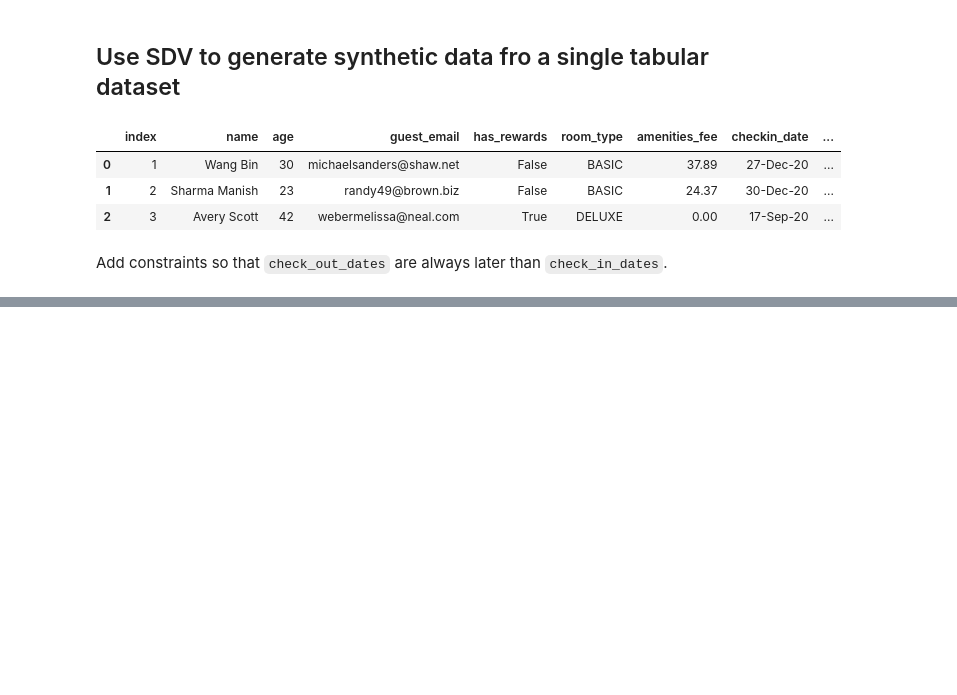
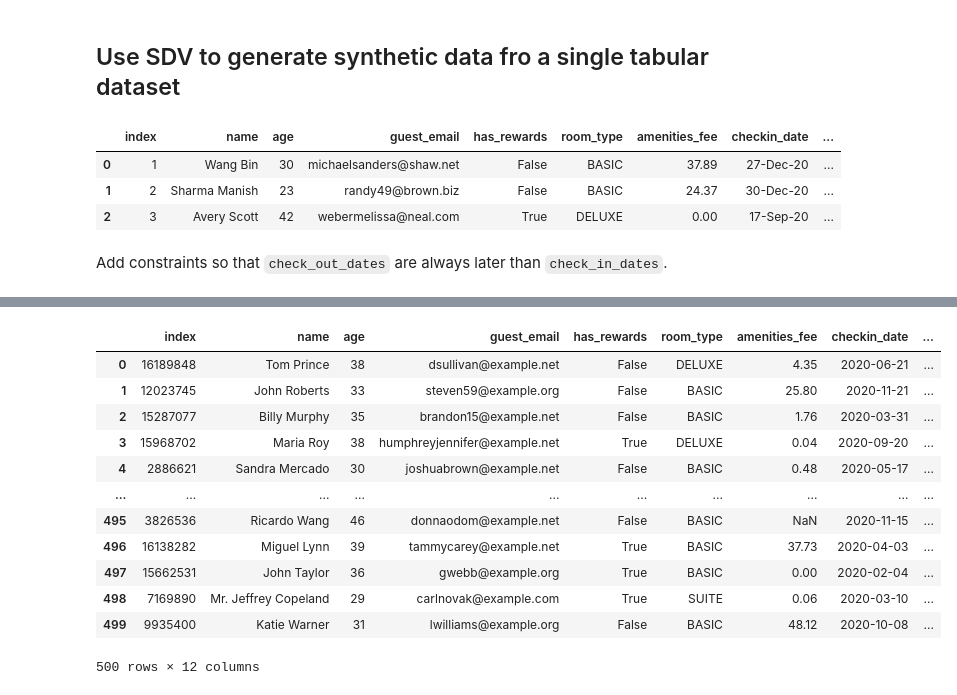
Before and after one commit to Zhenna/synthetic_data_generation_tabular_experiments, a Jupyter notebook: sdv_notebook.ipynb, the cells around one changed output, grey strips where cells are left out. Cells and saved outputs as stored; diff of their text form; code cells hidden in the pictures; blank space fills up the shorter version.

```diff
--- a/sdv_notebook.ipynb
+++ b/sdv_notebook.ipynb
@@ -83,0 +110,3 @@ Overall Score (Average): 85.13%
+# %%
+# load csv file generated by SDV
+df_sdv = pd.read_csv('synthetic_data_sdv.csv')
@@ -83,0 +152,16 @@ Overall Score (Average): 85.13%
+# %%
+df_sdv
+# %% [output]
+|  | index | name | age | guest_email | has_rewards | room_type | amenities_fee | checkin_date | ... |
+| 0 | 16189848 | Tom Prince | 38 | dsullivan@example.net | False | DELUXE | 4.35 | 2020-06-21 | ... |
+| 1 | 12023745 | John Roberts | 33 | steven59@example.org | False | BASIC | 25.80 | 2020-11-21 | ... |
+| 2 | 15287077 | Billy Murphy | 35 | brandon15@example.net | False | BASIC | 1.76 | 2020-03-31 | ... |
+| 3 | 15968702 | Maria Roy | 38 | humphreyjennifer@example.net | True | DELUXE | 0.04 | 2020-09-20 | ... |
+| 4 | 2886621 | Sandra Mercado | 30 | joshuabrown@example.net | False | BASIC | 0.48 | 2020-05-17 | ... |
+| ... | ... | ... | ... | ... | ... | ... | ... | ... | ... |
+| 495 | 3826536 | Ricardo Wang | 46 | donnaodom@example.net | False | BASIC | NaN | 2020-11-15 | ... |
+| 496 | 16138282 | Miguel Lynn | 39 | tammycarey@example.net | True | BASIC | 37.73 | 2020-04-03 | ... |
+| 497 | 15662531 | John Taylor | 36 | gwebb@example.org | True | BASIC | 0.00 | 2020-02-04 | ... |
+| 498 | 7169890 | Mr. Jeffrey Copeland | 29 | carlnovak@example.com | True | SUITE | 0.06 | 2020-03-10 | ... |
+| 499 | 9935400 | Katie Warner | 31 | lwilliams@example.org | False | BASIC | 48.12 | 2020-10-08 | ... |
+500 rows × 12 columns
```
Also changed, not shown: parts of 10 cells of this notebook, 5 other files.
